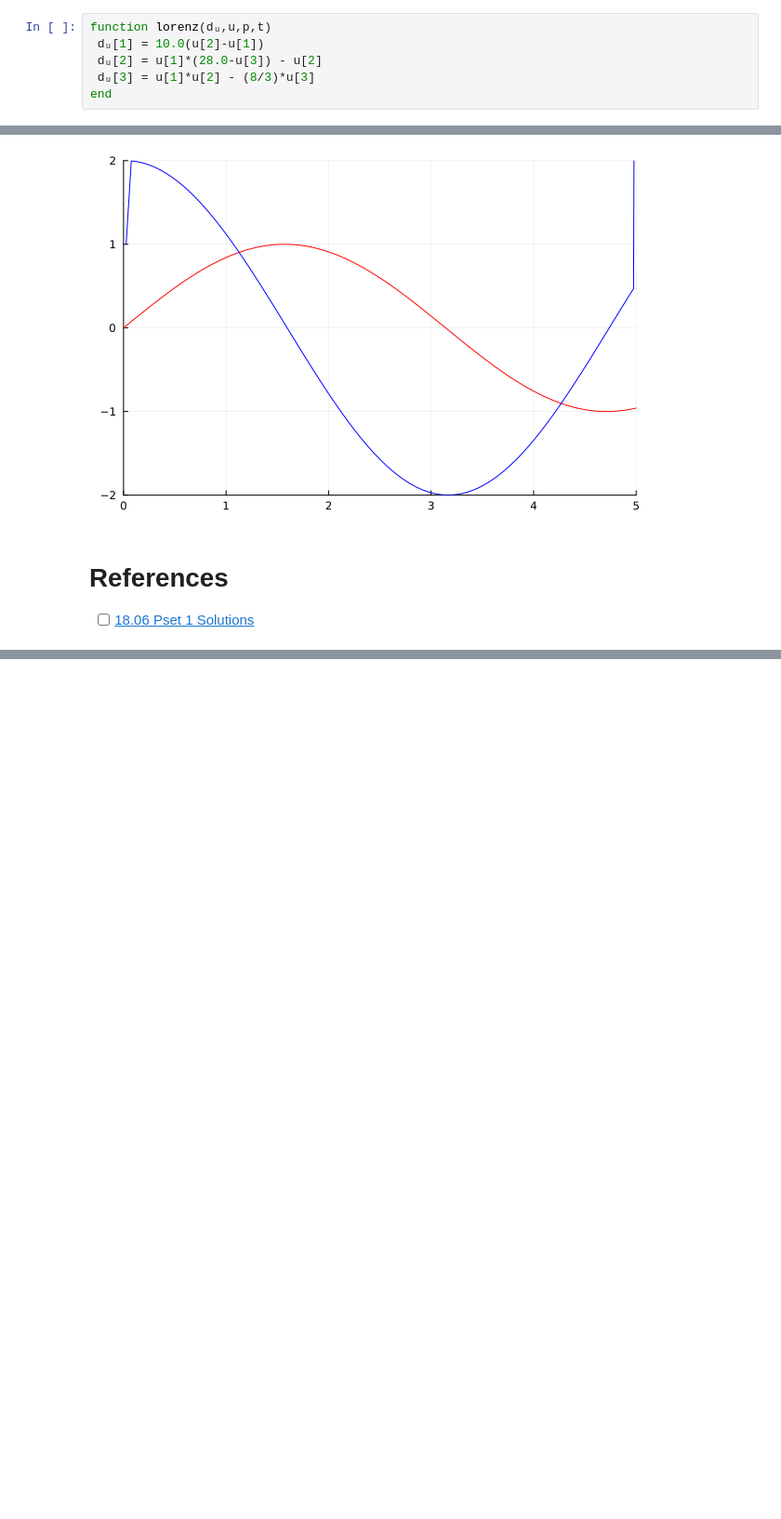
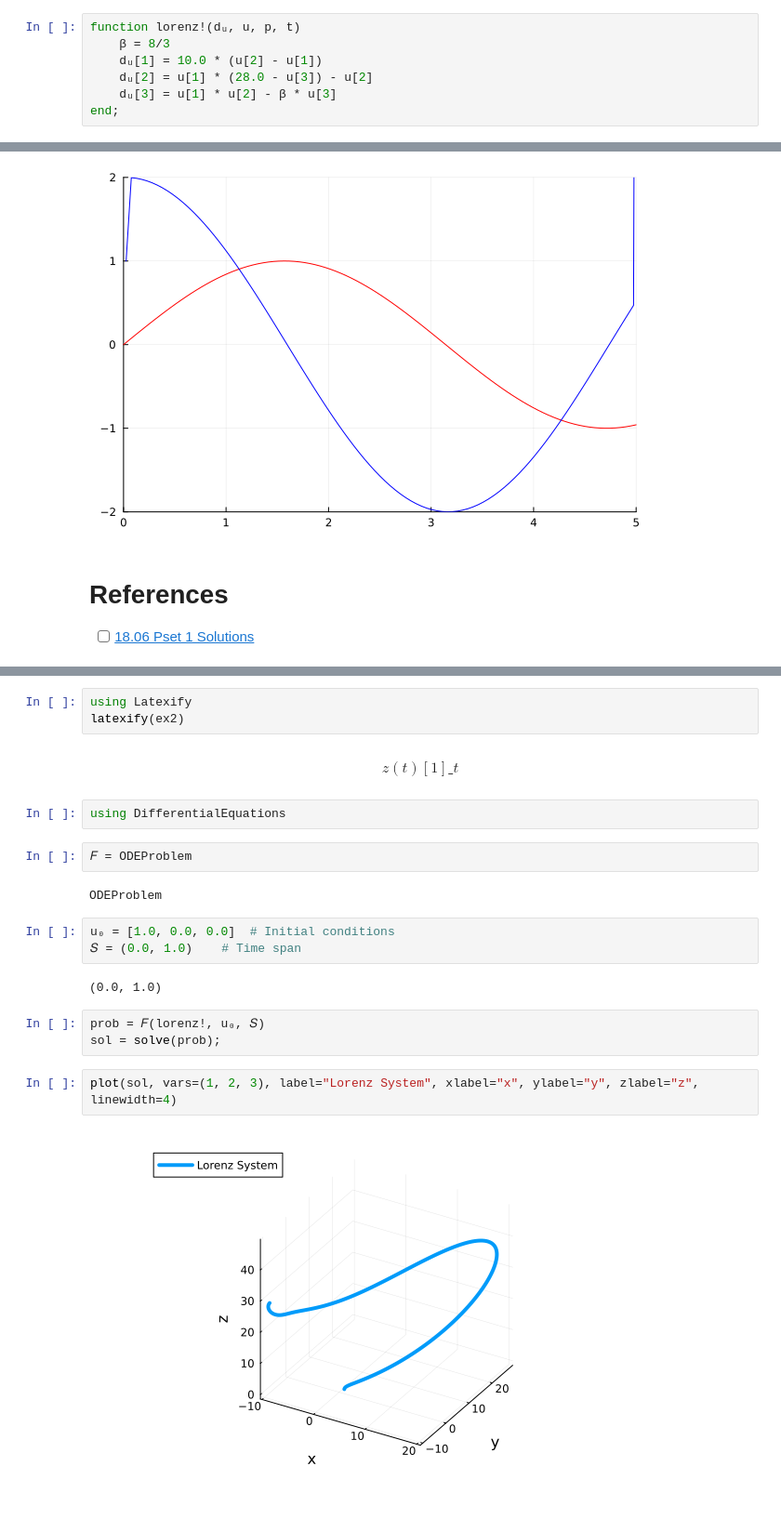
Before and after one commit to setrar/MIT_OCW_Linear_Algebra_18_06, a Jupyter notebook: symbolics.ipynb, the cells around one changed output, grey strips where cells are left out. Shown at 93% size. Drawn from its saved outputs; the diff is of its cells as text; blank space fills up the shorter version.

```diff
--- a/symbolics.ipynb
+++ b/symbolics.ipynb
@@ -1,8 +1,9 @@
 # %%
 using Symbolics
 # %%
-function lorenz(dᵤ,u,p,t)
- dᵤ[1] = 10.0(u[2]-u[1])
- dᵤ[2] = u[1]*(28.0-u[3]) - u[2]
- dᵤ[3] = u[1]*u[2] - (8/3)*u[3]
-end
+function lorenz!(dᵤ, u, p, t)
+    β = 8/3
+    dᵤ[1] = 10.0 * (u[2] - u[1])
+    dᵤ[2] = u[1] * (28.0 - u[3]) - u[2]
+    dᵤ[3] = u[1] * u[2] - β * u[3]
+end;
@@ -79,0 +186,25 @@ plot!(x[1:end] .+ Δx/2, Df, linecolor="blue", linestyle=:solid, label="D*f"
+# %%
+using Latexify
+latexify(ex2)
+# %% [output]
+\begin{equation}
+z(t)[1]ˍt
+\end{equation}
+# %%
+using DifferentialEquations
+# %%
+𝐹 = ODEProblem
+# %% [output]
+ODEProblem
+# %%
+u₀ = [1.0, 0.0, 0.0]  # Initial conditions
+𝑆 = (0.0, 1.0)    # Time span
+# %% [output]
+(0.0, 1.0)
+# %%
+prob = 𝐹(lorenz!, u₀, 𝑆)
+sol = solve(prob);
+# %%
+plot(sol, vars=(1, 2, 3), label="Lorenz System", xlabel="x", ylabel="y", zlabel="z", linewidth=4)
+# %% [output]
+[figure, added]
```
Also changed, not shown: parts of 18 cells of this notebook, 1 other file.
